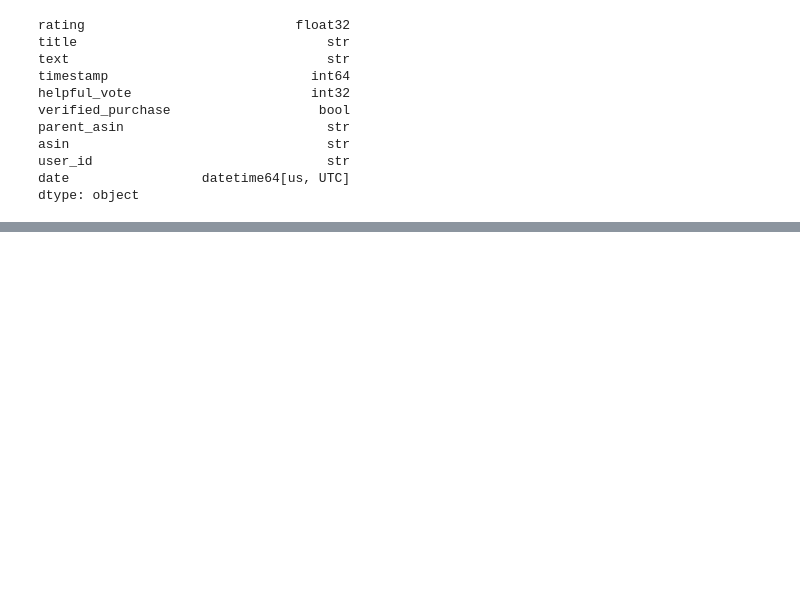
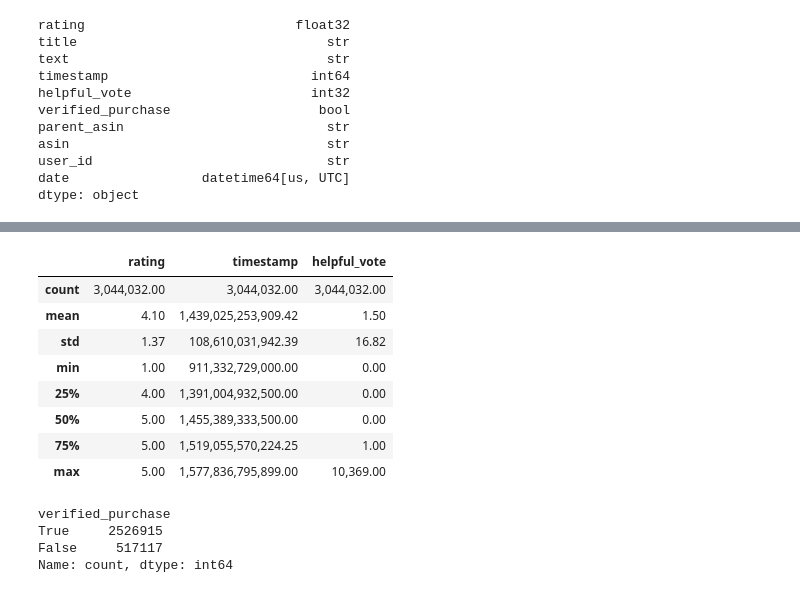
Before and after one commit to Virtuozs/MLOps2-pertemuan1-sentiment-classification, a Jupyter notebook: notebook.ipynb, the cells around one changed output, grey strips where cells are left out. Cells and saved outputs as stored; diff of their text form; code cells hidden in the pictures; blank space fills up the shorter version.

```diff
--- a/notebook.ipynb
+++ b/notebook.ipynb
@@ -235,0 +283,19 @@ dtype: object
+# %%
+df[['rating', 'timestamp', 'helpful_vote']].describe().style.format('{:,.2f}')
+# %% [output]
+|  | rating | timestamp | helpful_vote |
+| count | 3,044,032.00 | 3,044,032.00 | 3,044,032.00 |
+| mean | 4.10 | 1,439,025,253,909.42 | 1.50 |
+| std | 1.37 | 108,610,031,942.39 | 16.82 |
+| min | 1.00 | 911,332,729,000.00 | 0.00 |
+| 25% | 4.00 | 1,391,004,932,500.00 | 0.00 |
+| 50% | 5.00 | 1,455,389,333,500.00 | 0.00 |
+| 75% | 5.00 | 1,519,055,570,224.25 | 1.00 |
+| max | 5.00 | 1,577,836,795,899.00 | 10,369.00 |
+# %%
+df['verified_purchase'].value_counts(dropna=False)
+# %% [output]
+verified_purchase
+True     2526915
+False     517117
+Name: count, dtype: int64
```
Also changed, not shown: parts of 42 cells of this notebook.
